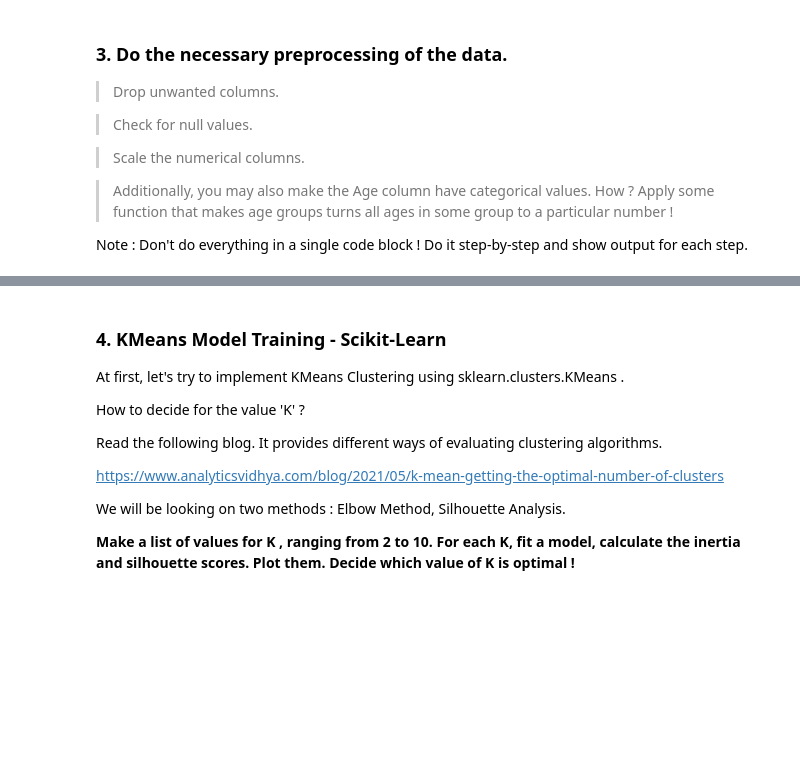
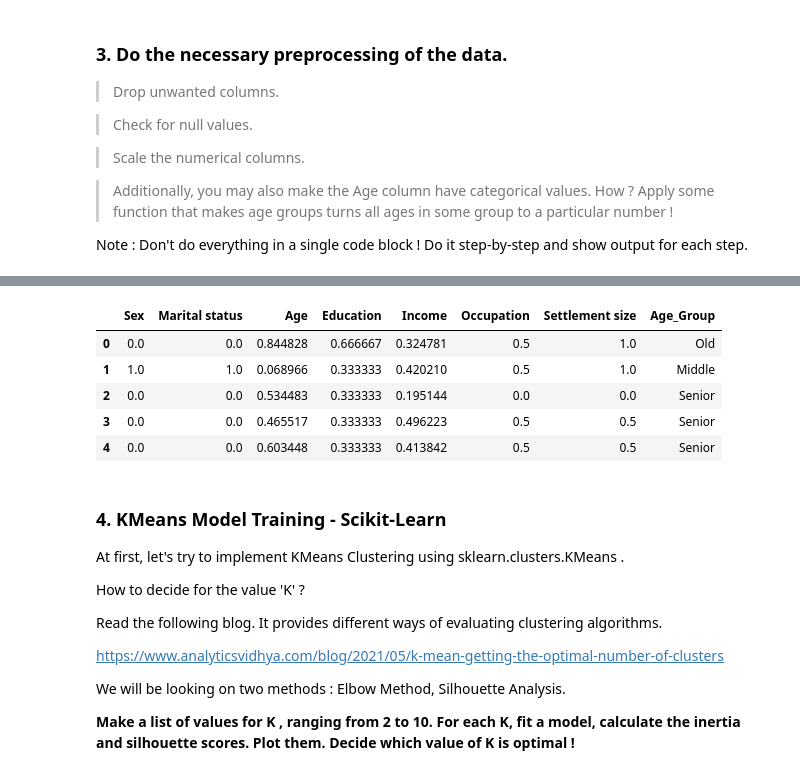
Before and after one commit to Intro-to-ML-and-DL/Intro-to-ML-and-DL, a Jupyter notebook: Week 4/Assignment/Stamatics_Assignment3.ipynb, the cells around one changed output, grey strips where cells are left out. Saved outputs shown, nothing was run; the diff lists cells and outputs as text; code cells hidden in the pictures; blank space fills up the shorter version.

```diff
--- a/Week 4/Assignment/Stamatics_Assignment3.ipynb
+++ b/Week 4/Assignment/Stamatics_Assignment3.ipynb
@@ -93,3 +540,21 @@ Note : Don't do everything in a single code block ! Do it step-by-step and show
+# %%
+for age in data['Age_Group']:
+    if age < 18:
+        data['Age_Group'].replace(age, 'Young', inplace = True)
+    elif age < 35:
+        data['Age_Group'].replace(age, 'Middle', inplace = True)
+    elif age < 60:
+        data['Age_Group'].replace(age, 'Senior', inplace = True)
+    else:
+        data['Age_Group'].replace(age, 'Old', inplace = True)
+data.head()
+# %% [output]
+|  | Sex | Marital status | Age | Education | Income | Occupation | Settlement size | Age_Group |
+| 0 | 0.0 | 0.0 | 0.844828 | 0.666667 | 0.324781 | 0.5 | 1.0 | Old |
+| 1 | 1.0 | 1.0 | 0.068966 | 0.333333 | 0.420210 | 0.5 | 1.0 | Middle |
+| 2 | 0.0 | 0.0 | 0.534483 | 0.333333 | 0.195144 | 0.0 | 0.0 | Senior |
+| 3 | 0.0 | 0.0 | 0.465517 | 0.333333 | 0.496223 | 0.5 | 0.5 | Senior |
+| 4 | 0.0 | 0.0 | 0.603448 | 0.333333 | 0.413842 | 0.5 | 0.5 | Senior |
 # %% [markdown]
 ### 4. KMeans Model Training - Scikit-Learn
 
```
Also changed, not shown: parts of 33 cells of this notebook.
